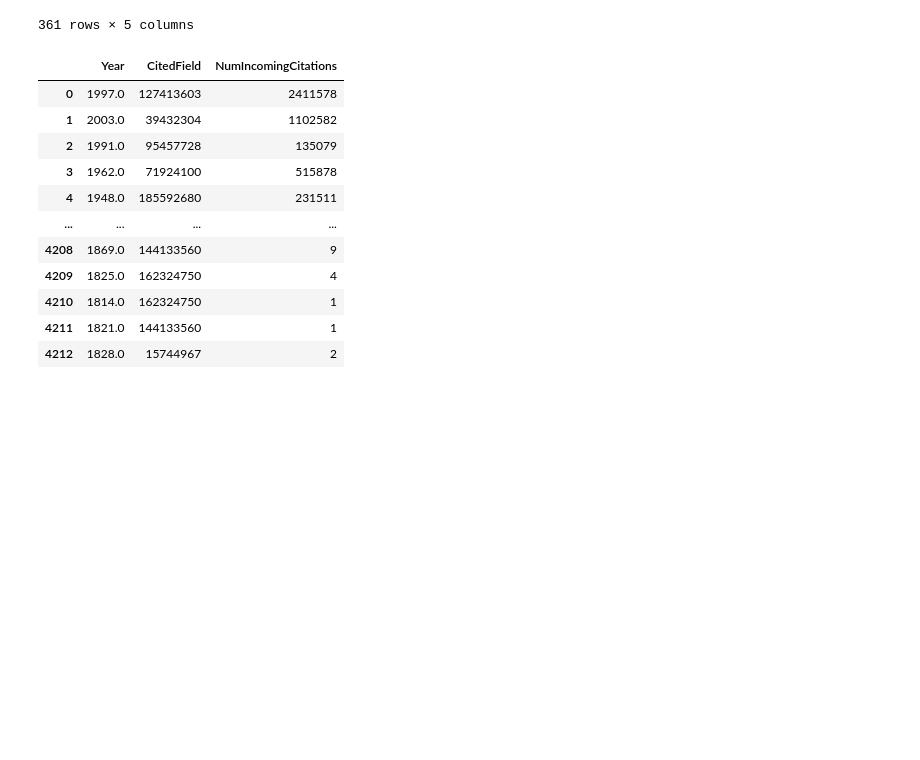
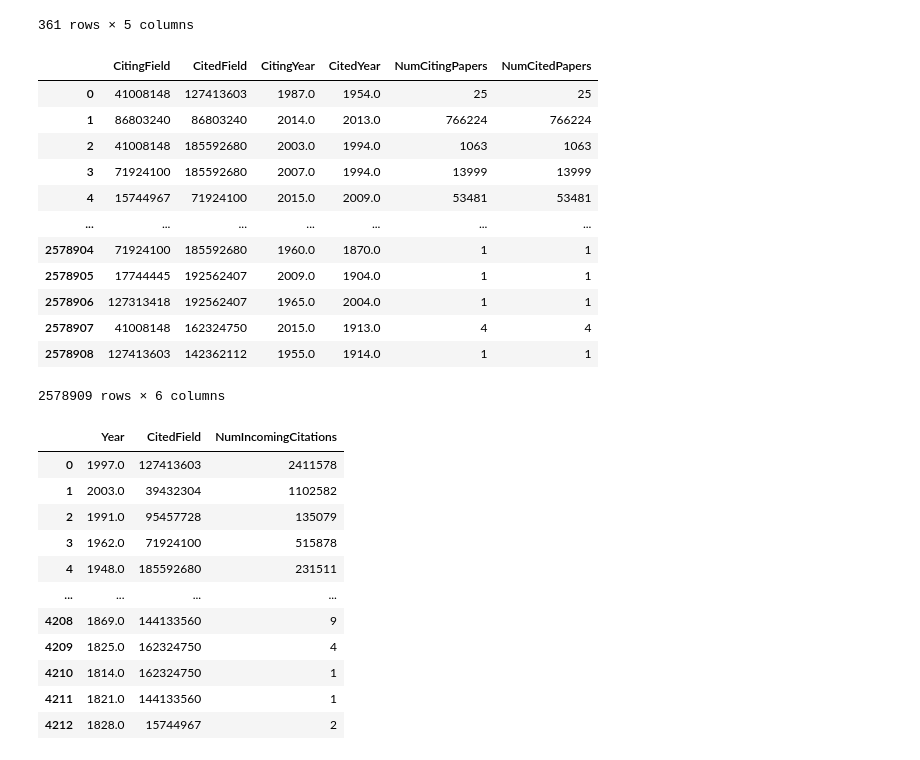
Before and after one commit to buschbirk/CentralityFairness, a Jupyter notebook: MAG analysis notebook.ipynb, the cells around one changed output. Drawn from its saved outputs; the diff is of its cells as text; code cells hidden in the pictures; blank space fills up the shorter version.

```diff
--- a/MAG analysis notebook.ipynb
+++ b/MAG analysis notebook.ipynb
@@ -378,3 +380,48 @@ discipline_citations_df.sort_values(by='CitationRate', ascending=False)
 361 rows × 5 columns
 # %%
 discipline_citations_df.to_csv('MAG_FILES/CitationsByDiscipline.csv', index=False)
+# %%
+def citations_by_year(mag):
+
+    paper_references = mag.getDataframe('PaperReferences')
+    paper_field = mag.getDataframe('PaperRootFieldMag')
+    papers = mag.getDataframe('Papers')
+
+    query = """
+        SELECT
+        prf1.FieldOfStudyId as CitingField,
+        prf2.FieldOfStudyId as CitedField,
+        YEAR(p1.Date) as CitingYear,
+        YEAR(p2.Date) as CitedYear,
+        COUNT(pr.PaperId) as NumCitingPapers,
+        COUNT(pr.PaperReferenceId) as NumCitedPapers
+        FROM PaperReferences pr
+        INNER JOIN PaperRootFieldMag prf1 ON pr.PaperId = prf1.PaperId
+        INNER JOIN PaperRootFieldMag prf2 ON pr.PaperReferenceId = prf2.PaperId
+        INNER JOIN Papers p1 ON pr.PaperId = p1.PaperId
+        INNER JOIN Papers p2 ON pr.PaperReferenceId = p2.PaperId
+        GROUP BY prf1.FieldOfStudyId, prf2.FieldOfStudyId, YEAR(p1.Date), YEAR(p2.Date)
+    """
+
+    discipline_citations = mag.query_sql(query)
+    return discipline_citations
+# %%
+citations_by_year_and_field = citations_by_year(mag)
+# %%
+citations_by_year_and_field_df = citations_by_year_and_field.toPandas()
+# %%
+citations_by_year_and_field_df
+# %% [output]
+|  | CitingField | CitedField | CitingYear | CitedYear | NumCitingPapers | NumCitedPapers |
+| 0 | 41008148 | 127413603 | 1987.0 | 1954.0 | 25 | 25 |
+| 1 | 86803240 | 86803240 | 2014.0 | 2013.0 | 766224 | 766224 |
+| 2 | 41008148 | 185592680 | 2003.0 | 1994.0 | 1063 | 1063 |
+| 3 | 71924100 | 185592680 | 2007.0 | 1994.0 | 13999 | 13999 |
+| 4 | 15744967 | 71924100 | 2015.0 | 2009.0 | 53481 | 53481 |
+| ... | ... | ... | ... | ... | ... | ... |
+| 2578904 | 71924100 | 185592680 | 1960.0 | 1870.0 | 1 | 1 |
+| 2578905 | 17744445 | 192562407 | 2009.0 | 1904.0 | 1 | 1 |
+| 2578906 | 127313418 | 192562407 | 1965.0 | 2004.0 | 1 | 1 |
+| 2578907 | 41008148 | 162324750 | 2015.0 | 1913.0 | 4 | 4 |
+| 2578908 | 127413603 | 142362112 | 1955.0 | 1914.0 | 1 | 1 |
+2578909 rows × 6 columns
```
Also changed, not shown: parts of 9 cells of this notebook, 3 other files.
